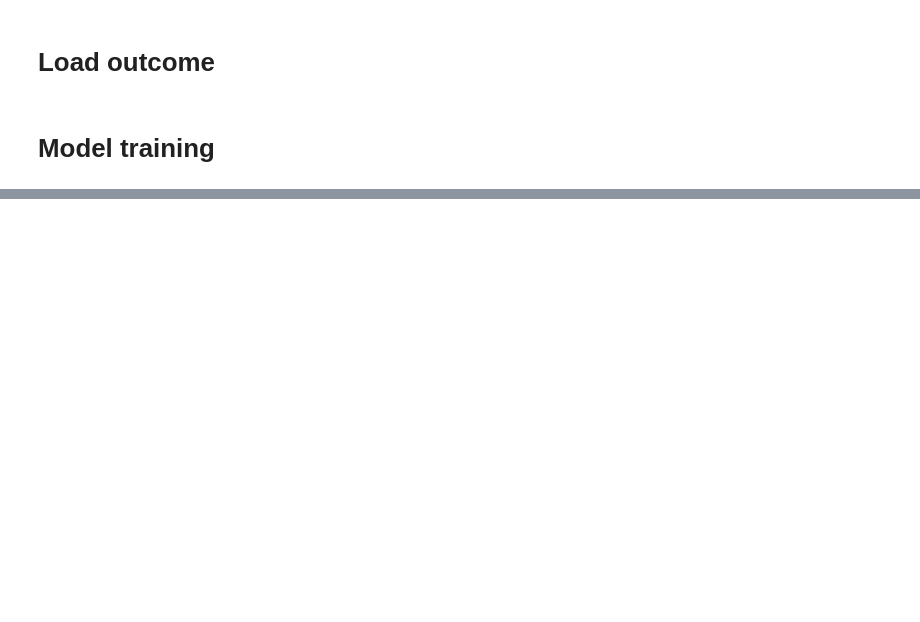
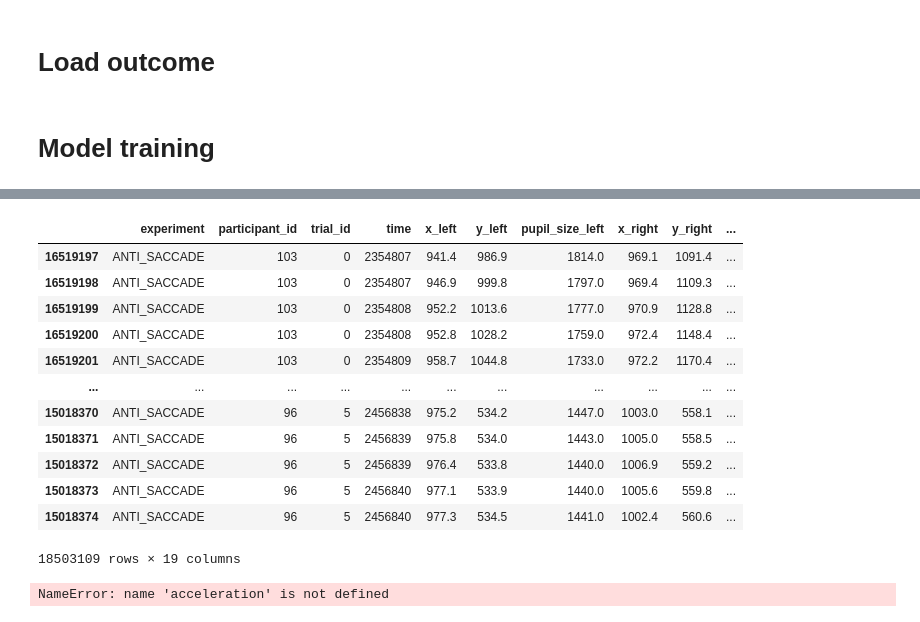
Before and after one commit to krusand/Analyzing-concussions-through-eyetracking-measurements, a Jupyter notebook: src/features.ipynb, the cells around one changed output, grey strips where cells are left out. Drawn from its saved outputs; the diff is of its cells as text; code cells hidden in the pictures; blank space fills up the shorter version.

Commit message:
added acceleration calculations

```diff
--- a/src/features.ipynb
+++ b/src/features.ipynb
@@ -151,0 +145,4 @@ results
+# %%
+anti_saccade_samples = (pd.read_parquet(RAW_DIR / 'ANTI_SACCADE_SAMPLES.pq')
+ .sort_values(["experiment", "participant_id", "trial_id","time"])
+)
@@ -151,0 +183,33 @@ results
+# %%
+
+
+anti_saccade_samples["x_left_lag"] = (anti_saccade_samples
+ .groupby(["experiment", "participant_id", "trial_id"])[['x_left']].shift(1)
+)
+
+anti_saccade_samples["x_left_diff"] = anti_saccade_samples["x_left"] - anti_saccade_samples["x_left_lag"]
+anti_saccade_samples
+
+#  .assign(acceleration = lambda x: np.sqrt( np.power(x["x_velocity_left"],2) + np.power(x["y_velocity_left"],2) ))
+#  .groupby(["experiment", "participant_id"])
+#  .aggregate(avg_acceleration = ('acceleration', 'mean'))
+#  .reset_index()
+# )
+# %% [output]
+|  | experiment | participant_id | trial_id | time | x_left | y_left | pupil_size_left | x_right | y_right | ... |
+| 16519197 | ANTI_SACCADE | 103 | 0 | 2354807 | 941.4 | 986.9 | 1814.0 | 969.1 | 1091.4 | ... |
+| 16519198 | ANTI_SACCADE | 103 | 0 | 2354807 | 946.9 | 999.8 | 1797.0 | 969.4 | 1109.3 | ... |
+| 16519199 | ANTI_SACCADE | 103 | 0 | 2354808 | 952.2 | 1013.6 | 1777.0 | 970.9 | 1128.8 | ... |
+| 16519200 | ANTI_SACCADE | 103 | 0 | 2354808 | 952.8 | 1028.2 | 1759.0 | 972.4 | 1148.4 | ... |
+| 16519201 | ANTI_SACCADE | 103 | 0 | 2354809 | 958.7 | 1044.8 | 1733.0 | 972.2 | 1170.4 | ... |
+| ... | ... | ... | ... | ... | ... | ... | ... | ... | ... | ... |
+| 15018370 | ANTI_SACCADE | 96 | 5 | 2456838 | 975.2 | 534.2 | 1447.0 | 1003.0 | 558.1 | ... |
+| 15018371 | ANTI_SACCADE | 96 | 5 | 2456839 | 975.8 | 534.0 | 1443.0 | 1005.0 | 558.5 | ... |
+| 15018372 | ANTI_SACCADE | 96 | 5 | 2456839 | 976.4 | 533.8 | 1440.0 | 1006.9 | 559.2 | ... |
+| 15018373 | ANTI_SACCADE | 96 | 5 | 2456840 | 977.1 | 533.9 | 1440.0 | 1005.6 | 559.8 | ... |
+| 15018374 | ANTI_SACCADE | 96 | 5 | 2456840 | 977.3 | 534.5 | 1441.0 | 1002.4 | 560.6 | ... |
+18503109 rows × 19 columns
+# %%
+sns.histplot(pd.merge(acceleration, demographics), x='avg_acceleration', hue='y')
+# %% [output]
+NameError: name 'acceleration' is not defined
```
Also changed, not shown: parts of 8 cells of this notebook.
